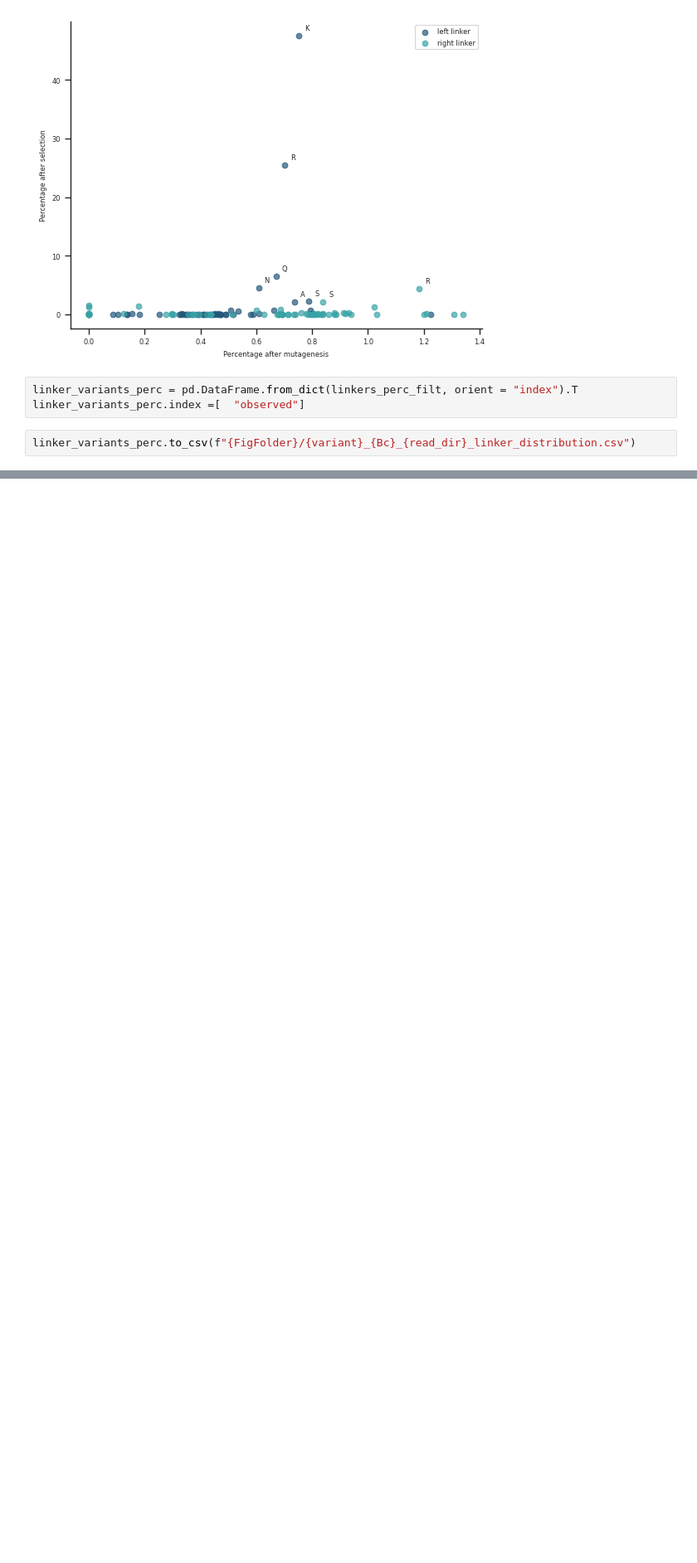
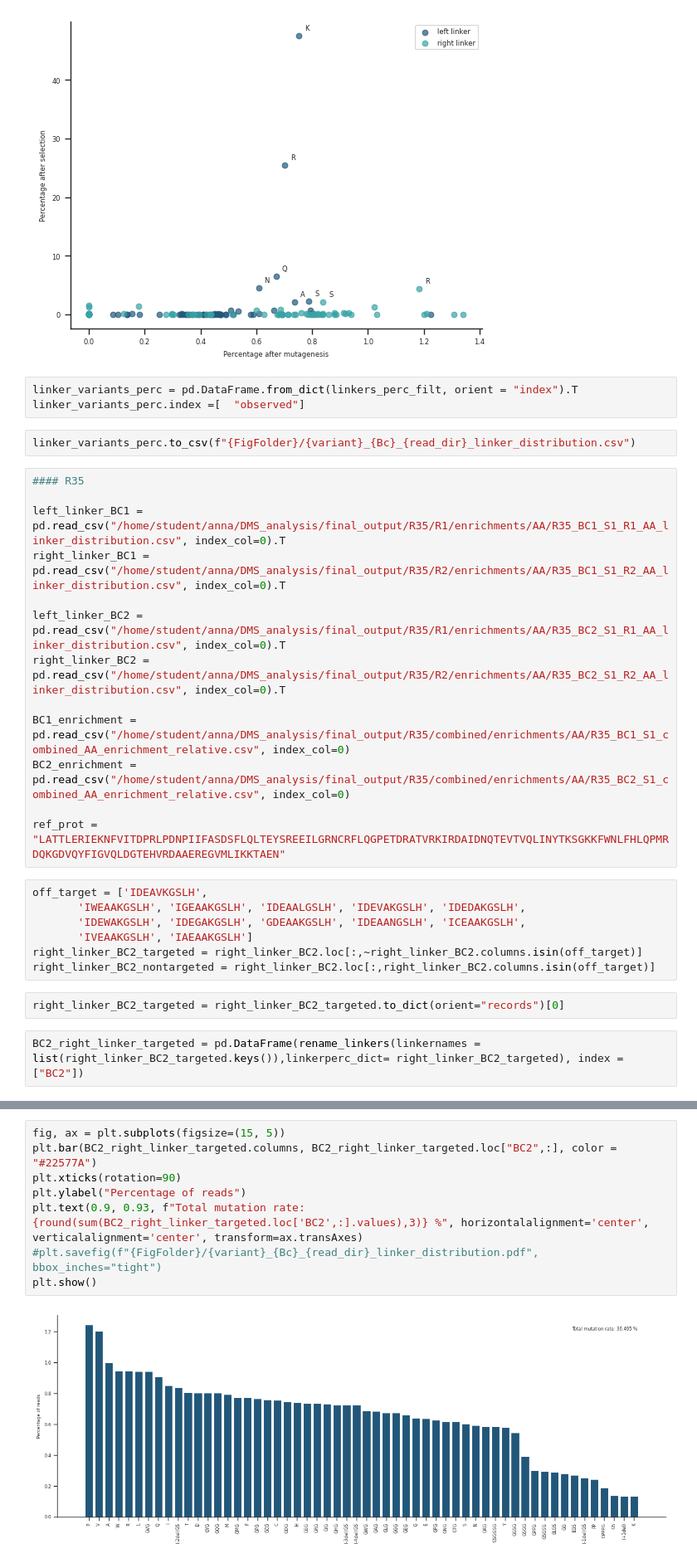
Before and after one commit to AliceHovsepyan/pogo_pance_draft, a Jupyter notebook: Combined_RL8_RL1.ipynb, the cells around one changed output, grey strips where cells are left out. Shown at 83% size. Cells and saved outputs as stored; diff of their text form; blank space fills up the shorter version.

```diff
--- a/Combined_RL8_RL1.ipynb
+++ b/Combined_RL8_RL1.ipynb
@@ -657,3 +658,27 @@ linker_variants_perc = pd.DataFrame.from_dict(linkers_perc_filt, orient = "index
 linker_variants_perc.index =[  "observed"]
 # %%
 linker_variants_perc.to_csv(f"{FigFolder}/{variant}_{Bc}_{read_dir}_linker_distribution.csv")
+# %%
+#### R35
+
+left_linker_BC1 = pd.read_csv("/home/student/anna/DMS_analysis/final_output/R35/R1/enrichments/AA/R35_BC1_S1_R1_AA_linker_distribution.csv", index_col=0).T
+right_linker_BC1 = pd.read_csv("/home/student/anna/DMS_analysis/final_output/R35/R2/enrichments/AA/R35_BC1_S1_R2_AA_linker_distribution.csv", index_col=0).T
+
+left_linker_BC2 = pd.read_csv("/home/student/anna/DMS_analysis/final_output/R35/R1/enrichments/AA/R35_BC2_S1_R1_AA_linker_distribution.csv", index_col=0).T
+right_linker_BC2 = pd.read_csv("/home/student/anna/DMS_analysis/final_output/R35/R2/enrichments/AA/R35_BC2_S1_R2_AA_linker_distribution.csv", index_col=0).T
+
+BC1_enrichment = pd.read_csv("/home/student/anna/DMS_analysis/final_output/R35/combined/enrichments/AA/R35_BC1_S1_combined_AA_enrichment_relative.csv", index_col=0)
+BC2_enrichment = pd.read_csv("/home/student/anna/DMS_analysis/final_output/R35/combined/enrichments/AA/R35_BC2_S1_combined_AA_enrichment_relative.csv", index_col=0)
+
+ref_prot = "LATTLERIEKNFVITDPRLPDNPIIFASDSFLQLTEYSREEILGRNCRFLQGPETDRATVRKIRDAIDNQTEVTVQLINYTKSGKKFWNLFHLQPMRDQKGDVQYFIGVQLDGTEHVRDAAEREGVMLIKKTAEN"
+# %%
+off_target = ['IDEAVKGSLH',
+       'IWEAAKGSLH', 'IGEAAKGSLH', 'IDEAALGSLH', 'IDEVAKGSLH', 'IDEDAKGSLH',
+       'IDEWAKGSLH', 'IDEGAKGSLH', 'GDEAAKGSLH', 'IDEAANGSLH', 'ICEAAKGSLH',
+       'IVEAAKGSLH', 'IAEAAKGSLH']
+right_linker_BC2_targeted = right_linker_BC2.loc[:,~right_linker_BC2.columns.isin(off_target)]
+right_linker_BC2_nontargeted = right_linker_BC2.loc[:,right_linker_BC2.columns.isin(off_target)]
+# %%
+right_linker_BC2_targeted = right_linker_BC2_targeted.to_dict(orient="records")[0]
+# %%
+BC2_right_linker_targeted = pd.DataFrame(rename_linkers(linkernames = list(right_linker_BC2_targeted.keys()),linkerperc_dict= right_linker_BC2_targeted), index = ["BC2"])
@@ -659,0 +703,10 @@ linker_variants_perc.to_csv(f"{FigFolder}/{variant}_{Bc}_{read_dir}_linker_distr
+# %%
+fig, ax = plt.subplots(figsize=(15, 5))
+plt.bar(BC2_right_linker_targeted.columns, BC2_right_linker_targeted.loc["BC2",:], color = "#22577A")
+plt.xticks(rotation=90)
+plt.ylabel("Percentage of reads")
+plt.text(0.9, 0.93, f"Total mutation rate: {round(sum(BC2_right_linker_targeted.loc['BC2',:].values),3)} %", horizontalalignment='center', verticalalignment='center', transform=ax.transAxes)
+#plt.savefig(f"{FigFolder}/{variant}_{Bc}_{read_dir}_linker_distribution.pdf", bbox_inches="tight")
+plt.show()
+# %% [output]
+[figure, added]
```
Also changed, not shown: parts of 7 cells of this notebook, 4 other files.
